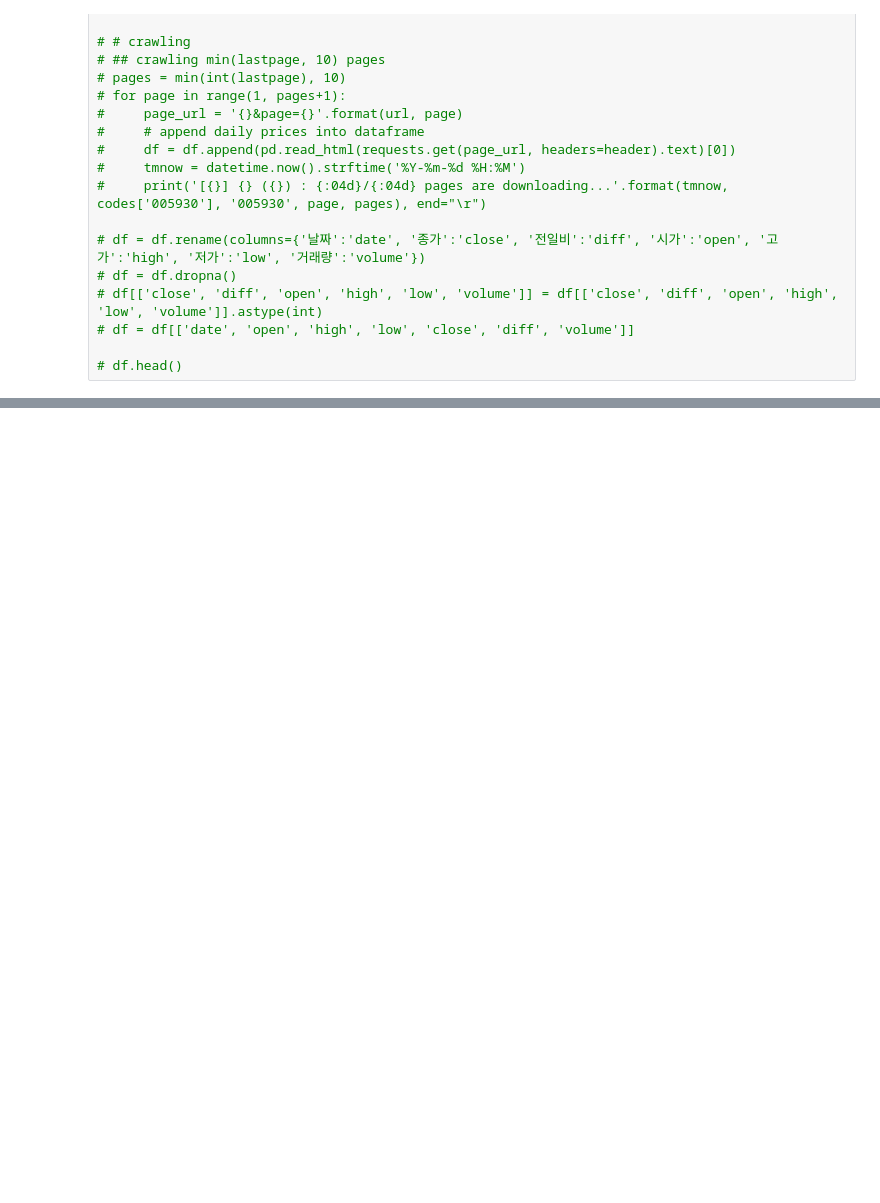
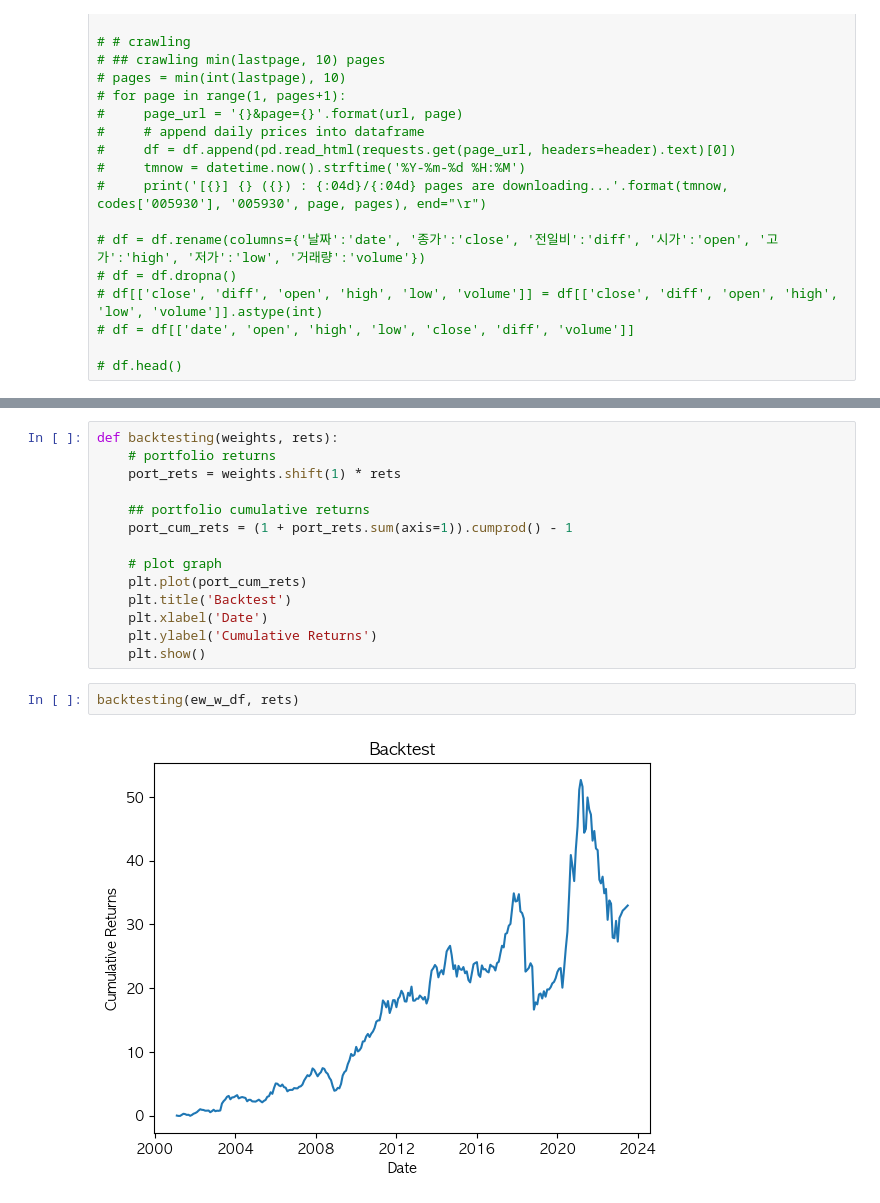
Before and after one commit to ahn283/projects, a Jupyter notebook: stock/dbupdater/test_stock.ipynb, the cells around one changed output, grey strips where cells are left out. Saved outputs shown, nothing was run; the diff lists cells and outputs as text; blank space fills up the shorter version.

```diff
--- a/stock/dbupdater/test_stock.ipynb
+++ b/stock/dbupdater/test_stock.ipynb
@@ -278,0 +620,18 @@ Bollinger band bandwidth:  9.489976340527463
+# %%
+def backtesting(weights, rets):
+    # portfolio returns
+    port_rets = weights.shift(1) * rets
+
+    ## portfolio cumulative returns
+    port_cum_rets = (1 + port_rets.sum(axis=1)).cumprod() - 1
+
+    # plot graph
+    plt.plot(port_cum_rets)
+    plt.title('Backtest')
+    plt.xlabel('Date')
+    plt.ylabel('Cumulative Returns')
+    plt.show()
+# %%
+backtesting(ew_w_df, rets)
+# %% [output]
+[figure, added]
```
Also changed, not shown: parts of 112 cells of this notebook, 3 other files.
